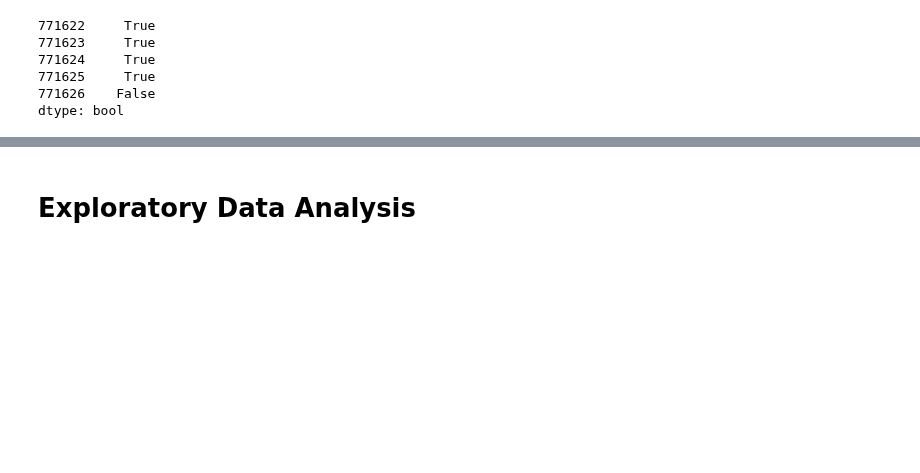
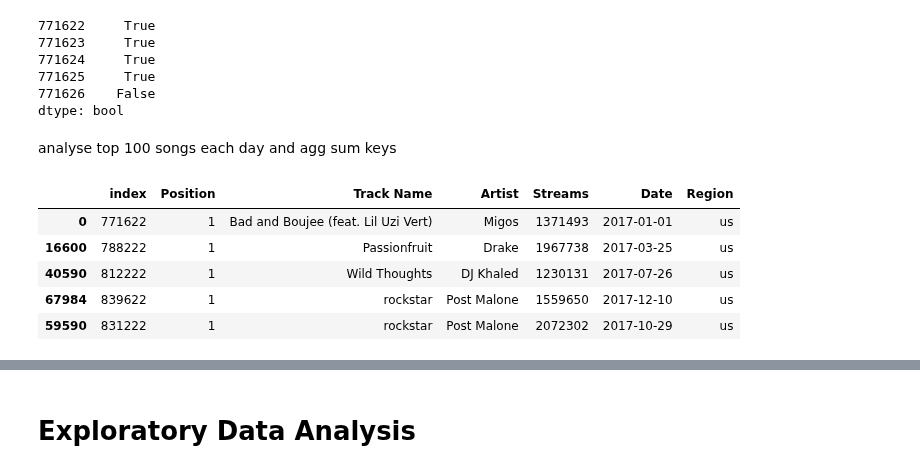
Before and after one commit to hypothetical-lemon/COMP4449-capstone, a Jupyter notebook: midterm/heather_lemon_midterm.ipynb, the cells around one changed output, grey strips where cells are left out. Saved outputs shown, nothing was run; the diff lists cells and outputs as text; code cells hidden in the pictures; blank space fills up the shorter version.

```diff
--- a/midterm/heather_lemon_midterm.ipynb
+++ b/midterm/heather_lemon_midterm.ipynb
@@ -347,3 +347,15 @@ matches.head()
 771625     True
 771626    False
 dtype: bool
+# %% [markdown]
+analyse top 100 songs each day and agg sum keys
+# %%
+ranking_sorted = ranking_spotify_1.reset_index().sort_values(by=['Position'], ascending=True)
+ranking_sorted.head()
+# %% [output]
+|  | index | Position | Track Name | Artist | Streams | Date | Region |
+| 0 | 771622 | 1 | Bad and Boujee (feat. Lil Uzi Vert) | Migos | 1371493 | 2017-01-01 | us |
+| 16600 | 788222 | 1 | Passionfruit | Drake | 1967738 | 2017-03-25 | us |
+| 40590 | 812222 | 1 | Wild Thoughts | DJ Khaled | 1230131 | 2017-07-26 | us |
+| 67984 | 839622 | 1 | rockstar | Post Malone | 1559650 | 2017-12-10 | us |
+| 59590 | 831222 | 1 | rockstar | Post Malone | 2072302 | 2017-10-29 | us |
```
Also changed, not shown: parts of 2 cells of this notebook.
